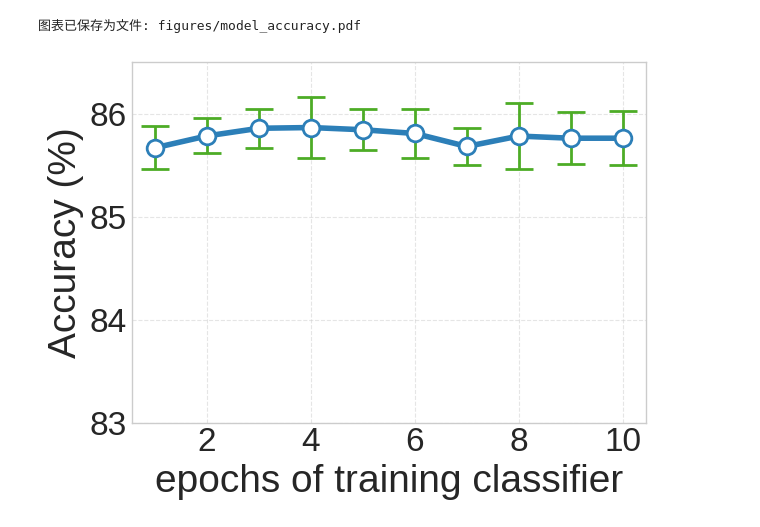
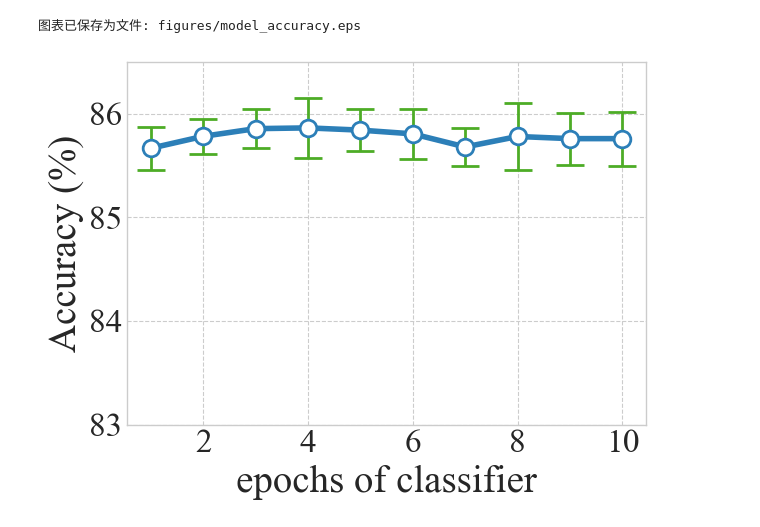
Before and after one commit to haifeng-dai/fl, a Jupyter notebook: plot/feddpc_head.ipynb, the cells around one changed output. Drawn from its saved outputs; the diff is of its cells as text; code cells hidden in the pictures.

```diff
--- a/plot/feddpc_head.ipynb
+++ b/plot/feddpc_head.ipynb
@@ -1,27 +1,30 @@
 # %%
-import os
-import torch
 import matplotlib.pyplot as plt
 import numpy as np
-from utils import ResultLoader, plot_results_split
+from ..utils import ResultLoader
 
 # 设置绘图风格
 plt.style.use("seaborn-v0_8-whitegrid")
 plt.rcParams.update({
-    'font.size': 14,
-    'axes.titlesize': 18,
-    'axes.labelsize': 16,
-    'xtick.labelsize': 14,
-    'ytick.labelsize': 14,
-    'legend.fontsize': 12,
-    'figure.titlesize': 20
+    "font.family": "serif",
+    "font.serif": ["Times New Roman"],
+    "mathtext.fontset": "stix",
+    "font.size": 14,
+    "axes.titlesize": 18,
+    "axes.labelsize": 16,
+    "xtick.labelsize": 14,
+    "ytick.labelsize": 14,
+    "legend.fontsize": 12,
+    "figure.titlesize": 20,
+    "pdf.fonttype": 42,
+    "ps.fonttype": 42
 })
 
 TITLE_FONT_SIZE = 32
 LABEL_FONT_SIZE = 28
 TICK_FONT_SIZE = 24
 LEGEND_FONT_SIZE = 20
-chart_color = '#2c7fb8' # 深蓝色
+chart_color = "#2c7fb8"  # 深蓝色
 
 loader = ResultLoader("../results")
 # %%
@@ -130,40 +133,40 @@ x, y, std, param_name = load_parameter_stats(be_labels, experiments, common_args
 # %%
 plt.figure()
 plt.errorbar(x, y, yerr=std,
              color=chart_color, # 设置线条和标记的颜色
-             marker='o',
+             marker="o",
              markersize=12, # 增大标记大小，使其与 linewidth 协调
-             markerfacecolor='white', # 设置标记内部颜色为白色，使边界更清晰
+             markerfacecolor="white", # 设置标记内部颜色为白色，使边界更清晰
              markeredgecolor=chart_color, # 设置标记边界颜色
              markeredgewidth=2, # 设置标记边界线宽
              linewidth=4,
              capsize=10,
              elinewidth=2,
-             ecolor='#4dac26', # 为误差棒单独设置一种颜色，使其与线条区分开
-             label='Model Acc')
+             ecolor="#4dac26", # 为误差棒单独设置一种颜色，使其与线条区分开
+             label="Model Acc")
 
 # 标签和标题
-plt.xlabel('epochs of training classifier', fontsize=LABEL_FONT_SIZE)
+plt.xlabel("epochs of classifier", fontsize=LABEL_FONT_SIZE)
 plt.ylabel("Accuracy (%)", fontsize=LABEL_FONT_SIZE)
 
 # 网格
-plt.grid(True, linestyle='--', alpha=0.5) # 使用虚线网格，并降低透明度，使其更细致
+plt.grid(True, linestyle="--", alpha=1.0) # PS/EPS 不支持半透明，需使用不透明网格线
 
 # 遵守用户提供的数据范围
 plt.ylim(83.5, 86.5)
 plt.xticks(fontsize=TICK_FONT_SIZE)
 plt.yticks(np.arange(83, 87, 1), fontsize=TICK_FONT_SIZE)
 
 # 确保布局紧凑，防止标签被切断
 plt.tight_layout()
 
-# 保存文件
-file_name = 'figures/model_accuracy.pdf'
-plt.savefig(file_name, format='pdf', bbox_inches='tight')
+# 保存为 EPS 矢量图
+file_name = "figures/model_accuracy.eps"
+plt.savefig(file_name, format="eps", bbox_inches="tight")
 print(f"图表已保存为文件: {file_name}")
 
 # 显示图表
 plt.show()
 # %% [output]
-图表已保存为文件: figures/model_accuracy.pdf
+图表已保存为文件: figures/model_accuracy.eps
-[figure, old version]
+[figure, new version]
```
Also changed, not shown: 35 other files.
